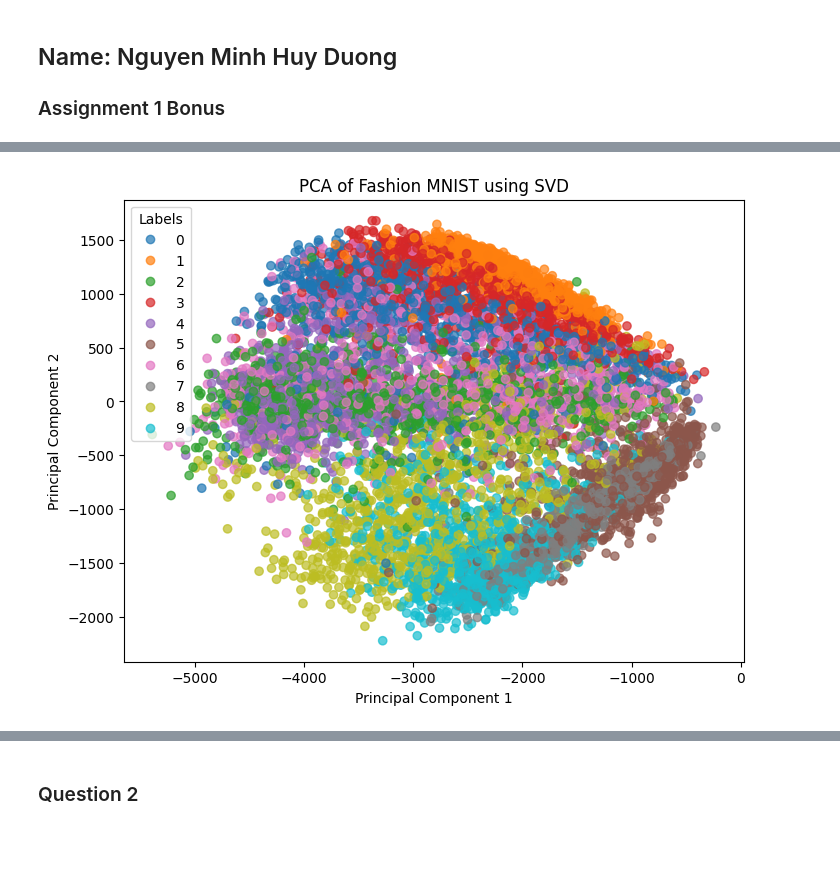
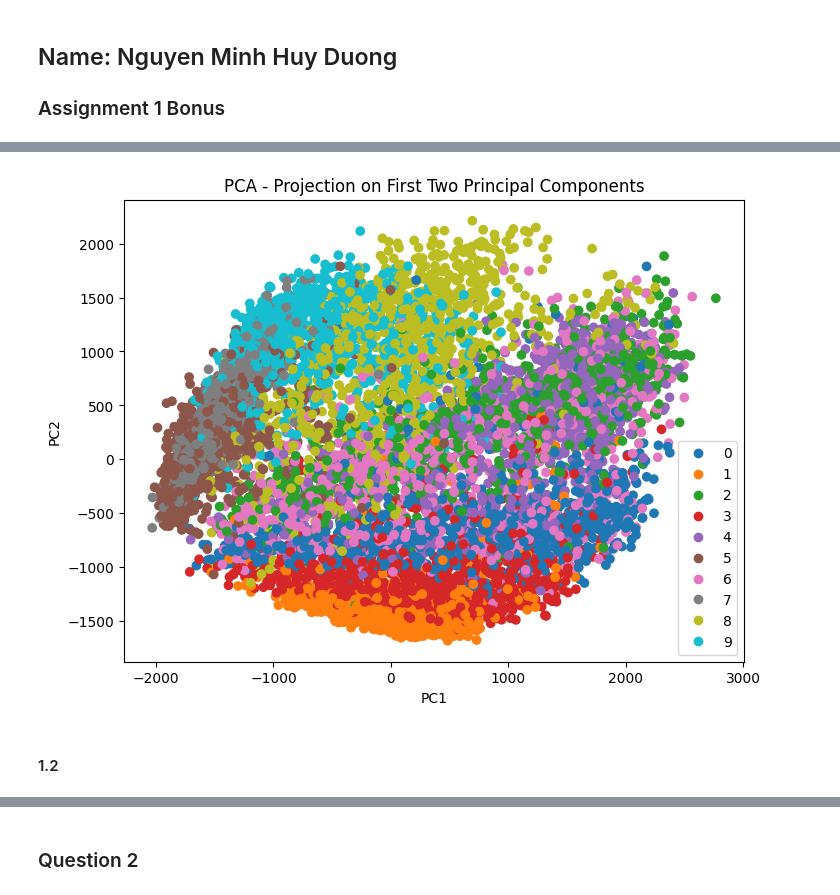
Before and after one commit to Huy1996/CMPE-255, a Jupyter notebook: Assignment 1 bonus/assignment1.ipynb, the cells around one changed output, grey strips where cells are left out. Drawn from its saved outputs; the diff is of its cells as text; code cells hidden in the pictures; blank space fills up the shorter version.

```diff
--- a/Assignment 1 bonus/assignment1.ipynb
+++ b/Assignment 1 bonus/assignment1.ipynb
@@ -20,10 +16,28 @@ PC2 = U[:, 1] * S[1]
-# %%
-plt.figure(figsize=(8,6))
-scatter = plt.scatter(PC1, PC2, c=y, cmap='tab10', alpha=0.7)
-plt.legend(*scatter.legend_elements(), title="Labels")
-plt.xlabel('Principal Component 1')
-plt.ylabel('Principal Component 2')
-plt.title('PCA of Fashion MNIST using SVD')
-plt.show()
-# %% [output]
-[figure, removed]
+# %%
+# Normalize the data by subtracting the mean
+X_centered = X - X.mean(axis=0)
+# %%
+# Perform Singular Value Decomposition
+U, s, Vt = np.linalg.svd(X_centered)
+
+# Get the first two principal components
+c1 = Vt.T[:, 0]  # First principal component
+c2 = Vt.T[:, 1]  # Second principal component
+# %%
+# Project the data onto the first two components
+X_pca_2d = np.array(X_centered @ Vt.T[:, :2])  # Projection on the first two principal components
+# %%
+# Create a 2D scatter plot with colors based on the labels (y)
+plt.figure(figsize=(8, 6))
+scatter = plt.scatter(X_pca_2d[:, 0], X_pca_2d[:, 1], c=y, cmap='tab10')
+
+# Add legend and labels
+plt.legend(handles=scatter.legend_elements()[0], labels=list(set(y)))
+plt.title("PCA - Projection on First Two Principal Components")
+plt.xlabel("PC1")
+plt.ylabel("PC2")
+plt.show()
+# %% [output]
+[figure, added]
+# %% [markdown]
+#### 1.2
```
Also changed, not shown: parts of 26 cells of this notebook.
